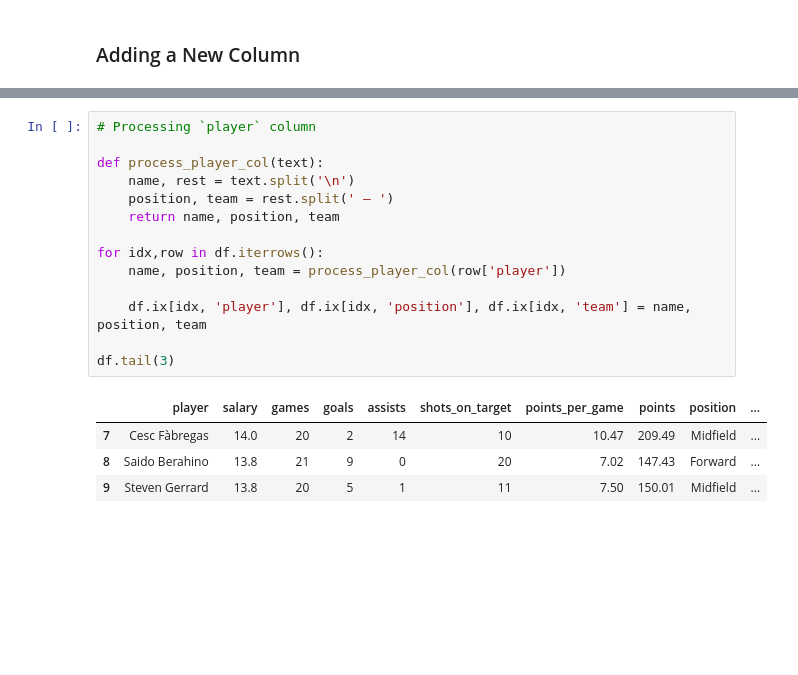
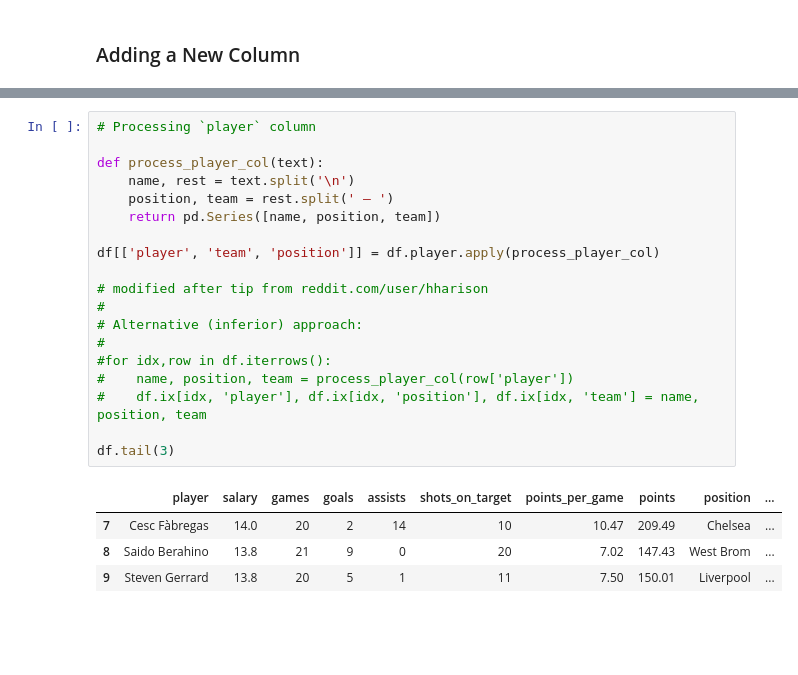
Before and after one commit to rasbt/python_reference, a Jupyter notebook: tutorials/things_in_pandas.ipynb, the cells around one changed output, grey strips where cells are left out. Drawn from its saved outputs; the diff is of its cells as text; blank space fills up the shorter version.

```diff
--- a/tutorials/things_in_pandas.ipynb
+++ b/tutorials/things_in_pandas.ipynb
@@ -151,22 +151,27 @@ df.tail(3)
 # %%
 # Processing `player` column
 
 def process_player_col(text):
     name, rest = text.split('\n')
     position, team = rest.split(' — ')
-    return name, position, team
+    return pd.Series([name, position, team])
 
-for idx,row in df.iterrows():
-    name, position, team = process_player_col(row['player'])
+df[['player', 'team', 'position']] = df.player.apply(process_player_col)
 
-    df.ix[idx, 'player'], df.ix[idx, 'position'], df.ix[idx, 'team'] = name, position, team
+# modified after tip from reddit.com/user/hharison
+#
+# Alternative (inferior) approach:
+#
+#for idx,row in df.iterrows():
+#    name, position, team = process_player_col(row['player'])
+#    df.ix[idx, 'player'], df.ix[idx, 'position'], df.ix[idx, 'team'] = name, position, team
 
 df.tail(3)
 # %% [output]
 |  | player | salary | games | goals | assists | shots_on_target | points_per_game | points | position | ... |
-| 7 | Cesc Fàbregas | 14.0 | 20 | 2 | 14 | 10 | 10.47 | 209.49 | Midfield | ... |
-| 8 | Saido Berahino | 13.8 | 21 | 9 | 0 | 20 | 7.02 | 147.43 | Forward | ... |
-| 9 | Steven Gerrard | 13.8 | 20 | 5 | 1 | 11 | 7.50 | 150.01 | Midfield | ... |
+| 7 | Cesc Fàbregas | 14.0 | 20 | 2 | 14 | 10 | 10.47 | 209.49 | Chelsea | ... |
+| 8 | Saido Berahino | 13.8 | 21 | 9 | 0 | 20 | 7.02 | 147.43 | West Brom | ... |
+| 9 | Steven Gerrard | 13.8 | 20 | 5 | 1 | 11 | 7.50 | 150.01 | Liverpool | ... |
 # %% [markdown]
 <br>
 <br>
```
Also changed, not shown: parts of 11 cells of this notebook.
